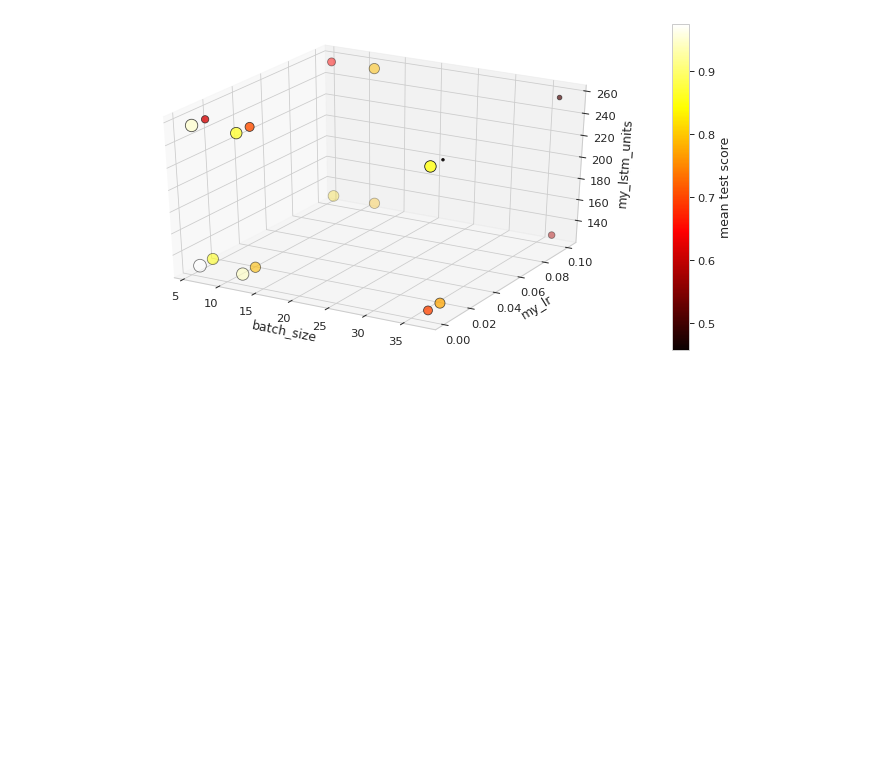
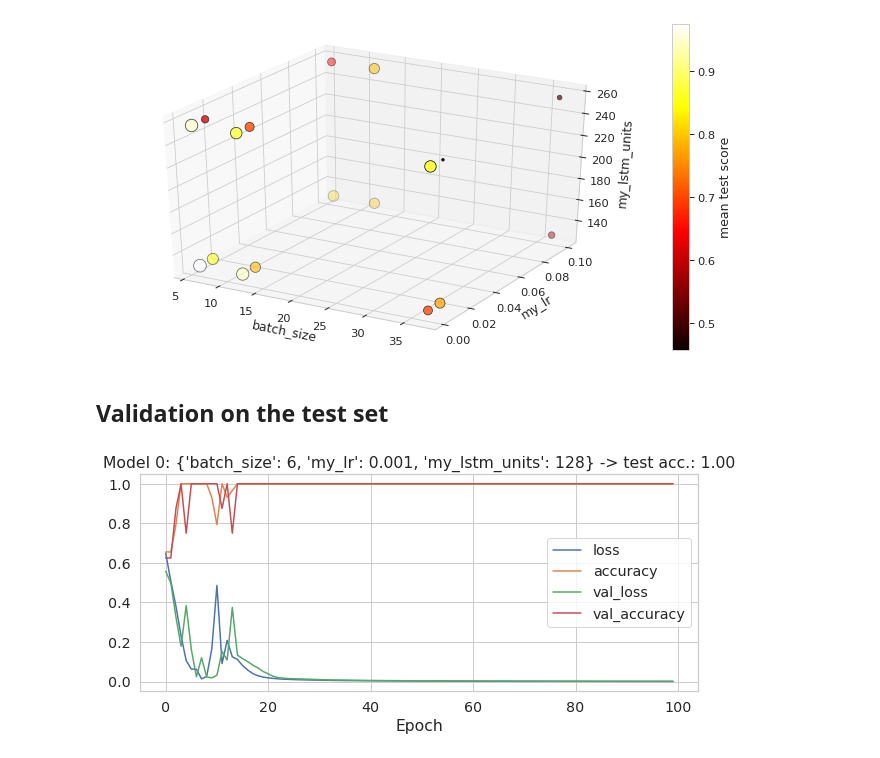
Before and after one commit to animaviridis/dmv-practicals, a Jupyter notebook: assessment/assignment1/task2/task2.ipynb, the cells around one changed output. Drawn from its saved outputs; the diff is of its cells as text; code cells hidden in the pictures; blank space fills up the shorter version.

```diff
--- a/assessment/assignment1/task2/task2.ipynb
+++ b/assessment/assignment1/task2/task2.ipynb
@@ -346,3 +355,26 @@ with sns.plotting_context('paper', font_scale=1.3):
     ax.set_zlabel(codes[2])
 # %% [output]
 [figure]
+# %% [markdown]
+## Validation on the test set
+# %%
+def evaluate_model(model_id):
+
+    model_params = dict(gcv_results.loc[model_id, codes])
+
+    for p in ['my_lstm_units', 'batch_size']:
+      model_params[p] = int(model_params[p])
+
+    fit_params['batch_size'] = model_params['batch_size']
+
+    model = make_lstm(**model_params)
+    model.fit(data_train, labels_train, **fit_params, validation_data=(data_test, labels_test))
+
+    fig, ax = plt.subplots(figsize=(10,4))
+    sns.lineplot(data=pd.DataFrame(model.history.history), dashes=False)
+    ax.set_title(f"Model {model_id}: {model_params} -> test acc.: {scorer(model, data_test, labels_test):.2f}")
+    ax.set_xlabel("Epoch")
+# %%
+evaluate_model(0)
+# %% [output]
+[figure, added]
```
Also changed, not shown: parts of 12 cells of this notebook.
